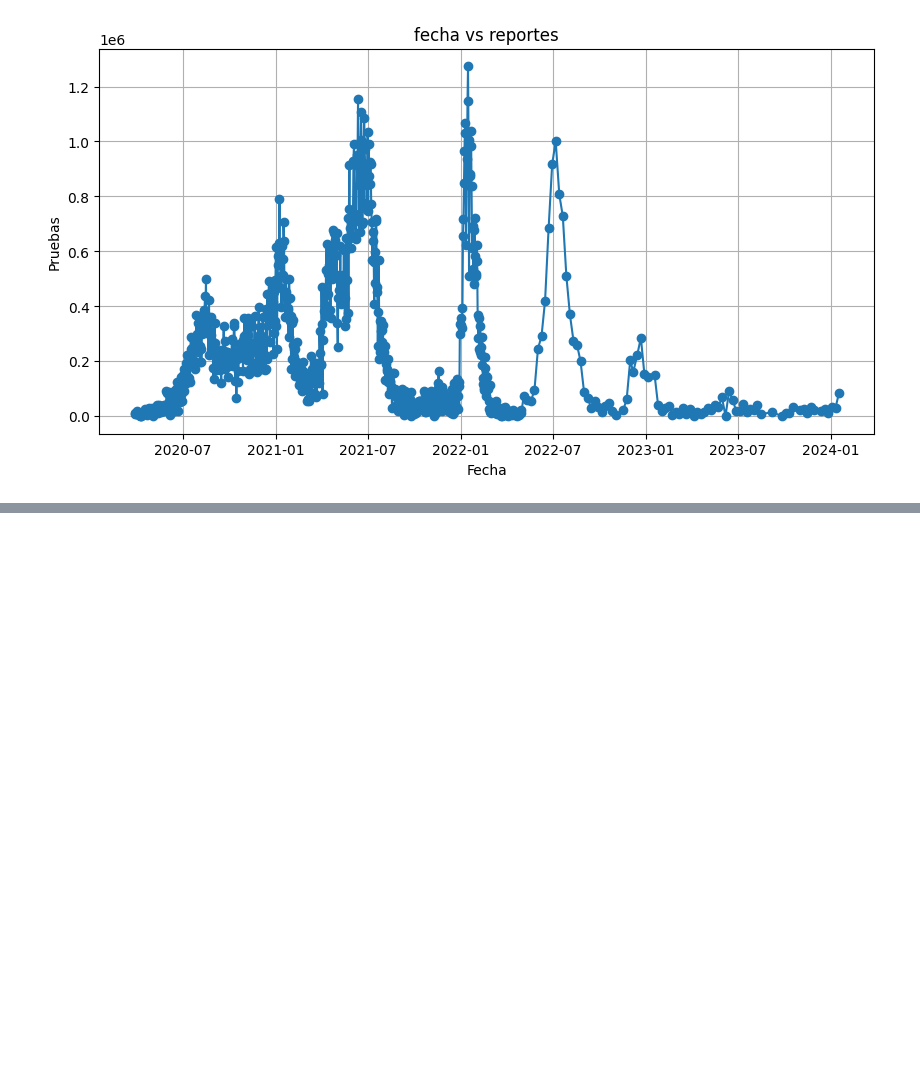
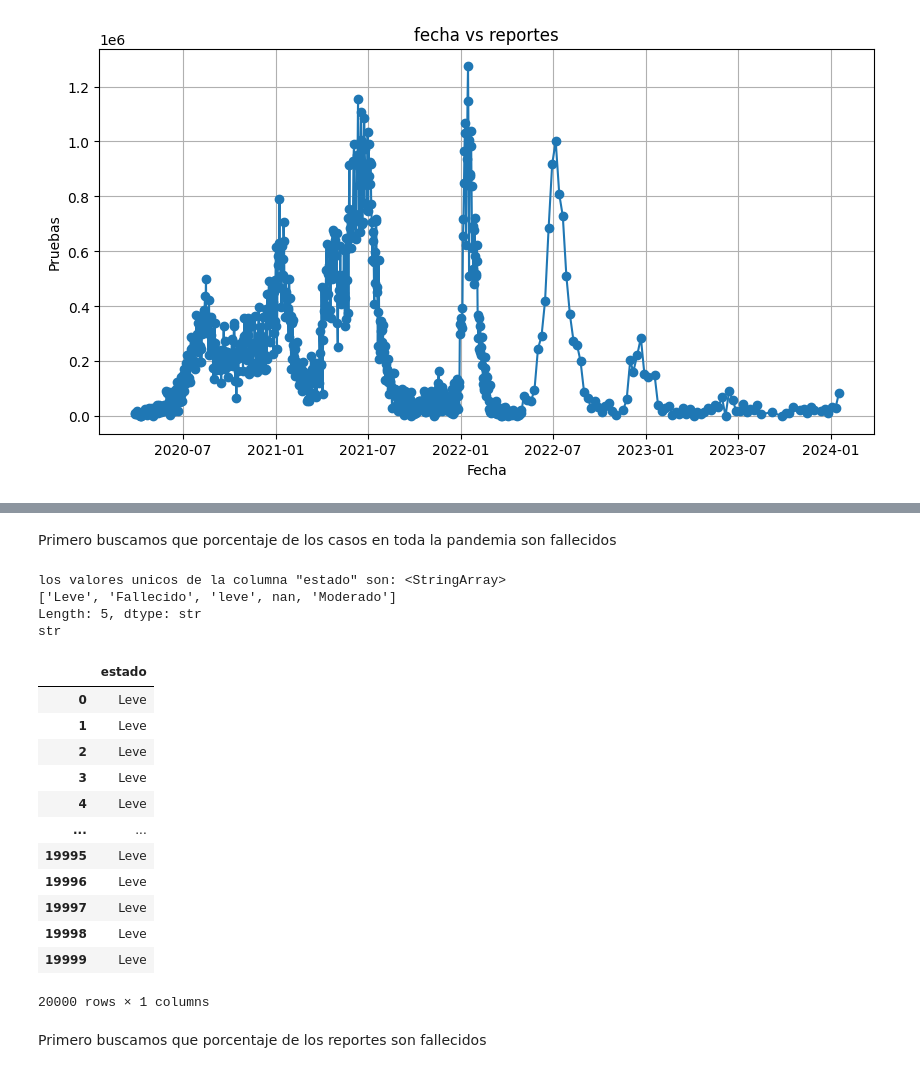
Before and after one commit to jorgebaena01/proyecto-youtube, a Jupyter notebook: probando.ipynb, the cells around one changed output, grey strips where cells are left out. Cells and saved outputs as stored; diff of their text form; code cells hidden in the pictures; blank space fills up the shorter version.

```diff
--- a/probando.ipynb
+++ b/probando.ipynb
@@ -52,0 +76,30 @@ plt.show()
+# %% [markdown]
+Primero buscamos que porcentaje de los casos en toda la pandemia son fallecidos
+# %%
+# BUSCAMOS LOS VALORES UNICOS DE LA COLUMNA "estado"
+print('los valores unicos de la columna "estado" son:',df['estado'].unique())
+
+# MEDIANTE UN GROUPBY SACAREMOS ESTAS CANTIDADES
+df2=df[['estado']]
+print(df2['estado'].dtype)
+df2=df2.groupby(by=["estado"])
+# %% [output]
+los valores unicos de la columna "estado" son: <StringArray>
+['Leve', 'Fallecido', 'leve', nan, 'Moderado']
+Length: 5, dtype: str
+str
+|  | estado |
+| 0 | Leve |
+| 1 | Leve |
+| 2 | Leve |
+| 3 | Leve |
+| 4 | Leve |
+| ... | ... |
+| 19995 | Leve |
+| 19996 | Leve |
+| 19997 | Leve |
+| 19998 | Leve |
+| 19999 | Leve |
+20000 rows × 1 columns
+# %% [markdown]
+Primero buscamos que porcentaje de los reportes son fallecidos
```
Also changed, not shown: parts of 3 cells of this notebook.
